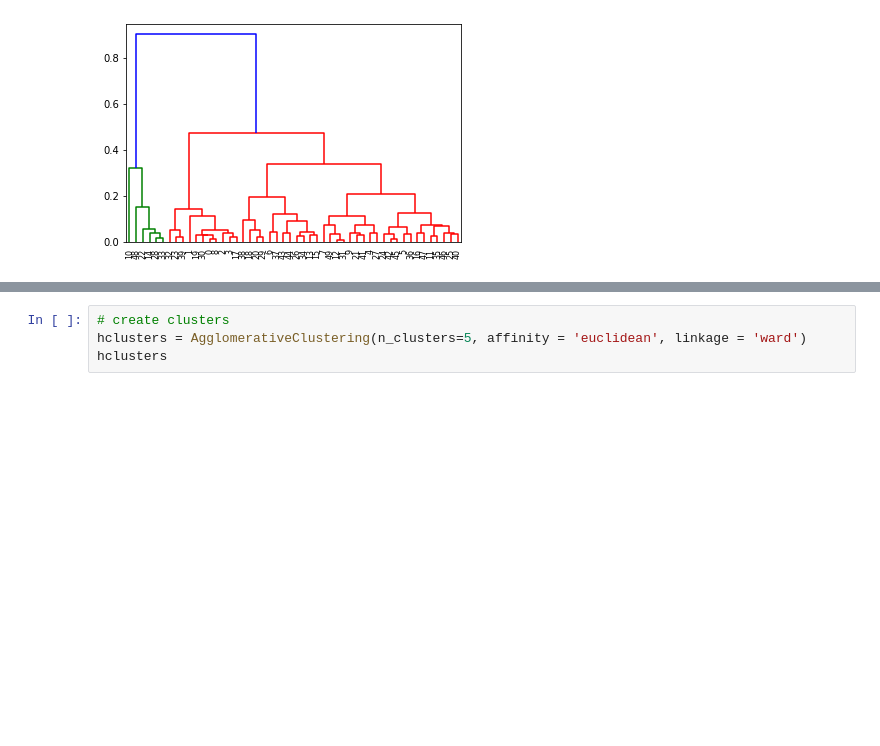
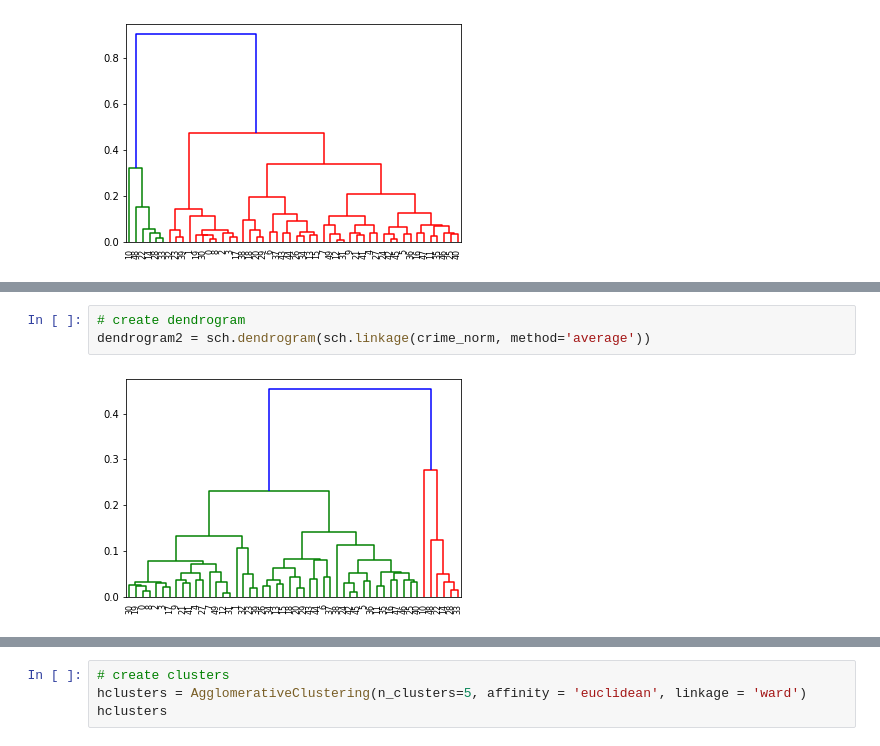
Before and after one commit to Manu-Gr/Heirarchical-CLustering---Crime-Dataset, a Jupyter notebook: Hierarchical_Clustering_Assignment_Crime_Dataset.ipynb, the cells around one changed output, grey strips where cells are left out. Drawn from its saved outputs; the diff is of its cells as text; blank space fills up the shorter version.

```diff
--- a/Hierarchical_Clustering_Assignment_Crime_Dataset.ipynb
+++ b/Hierarchical_Clustering_Assignment_Crime_Dataset.ipynb
@@ -120,0 +126,5 @@ dendrogram = sch.dendrogram(sch.linkage(crime_norm, method='complete'))
+# %%
+# create dendrogram
+dendrogram2 = sch.dendrogram(sch.linkage(crime_norm, method='average'))
+# %% [output]
+[figure, added]
```
Also changed, not shown: parts of 3 cells of this notebook.
